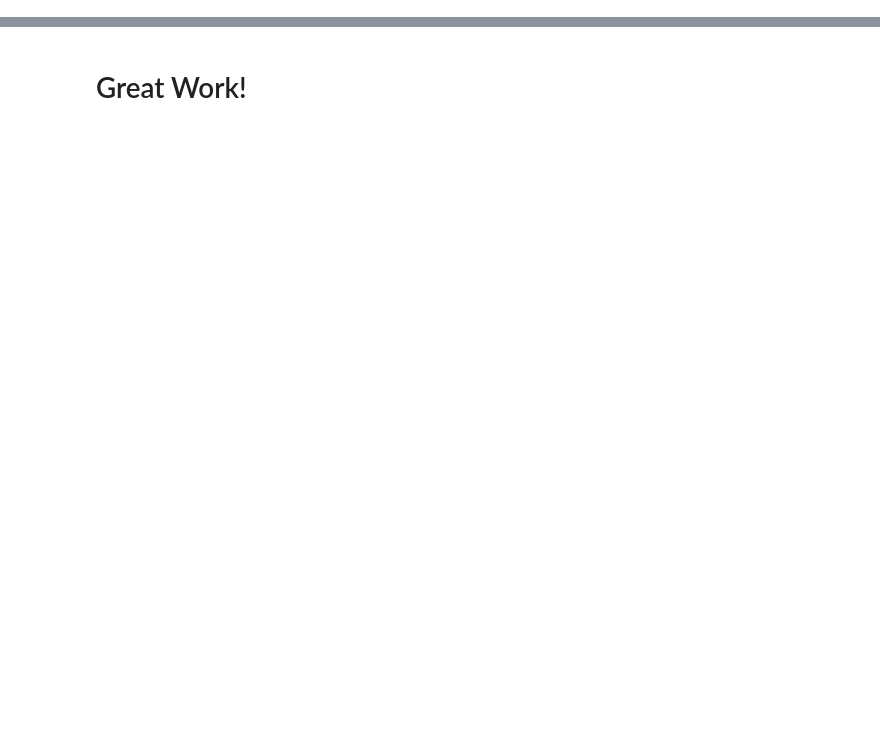
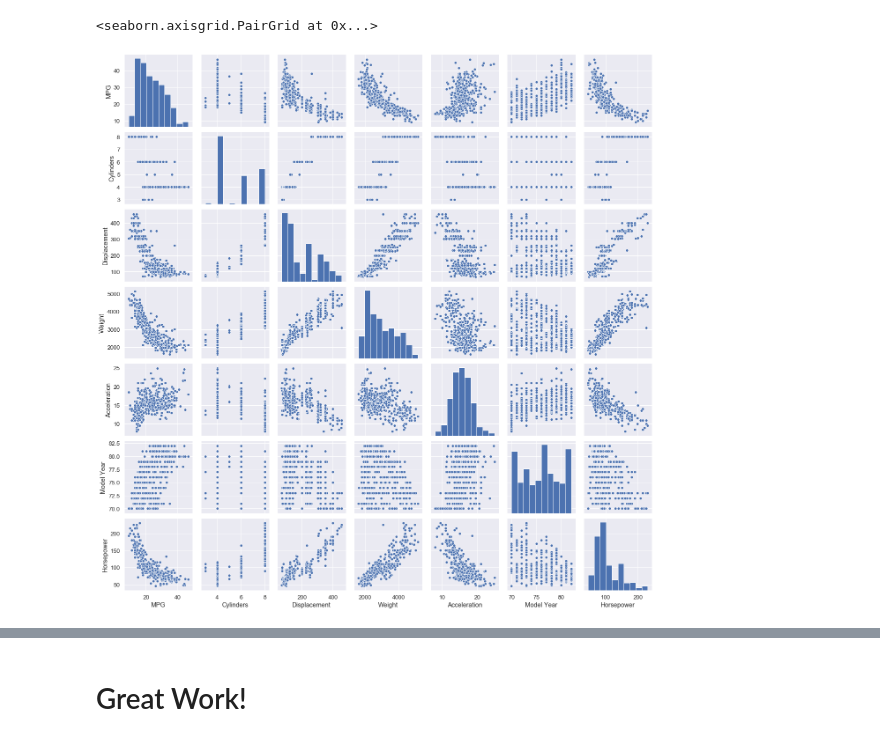
Before and after one commit to Jekso/Singularity-Deep-Learning, a Jupyter notebook: 01-Intro to Deep Learning/code/00-Regression/Training.ipynb, the cells around one changed output, grey strips where cells are left out. Cells and saved outputs as stored; diff of their text form; code cells hidden in the pictures; blank space fills up the shorter version.

```diff
--- a/01-Intro to Deep Learning/code/00-Regression/Training.ipynb
+++ b/01-Intro to Deep Learning/code/00-Regression/Training.ipynb
@@ -59,0 +71,2 @@ from sklearn.model_selection import train_test_split
+# %%
+df.dropna(inplace=True)
@@ -59,0 +85,5 @@ from sklearn.model_selection import train_test_split
+# %%
+sns.pairplot(df)
+# %% [output]
+<seaborn.axisgrid.PairGrid at 0x...>
+[figure, added]
```
Also changed, not shown: parts of 60 cells of this notebook, 5 other files.
